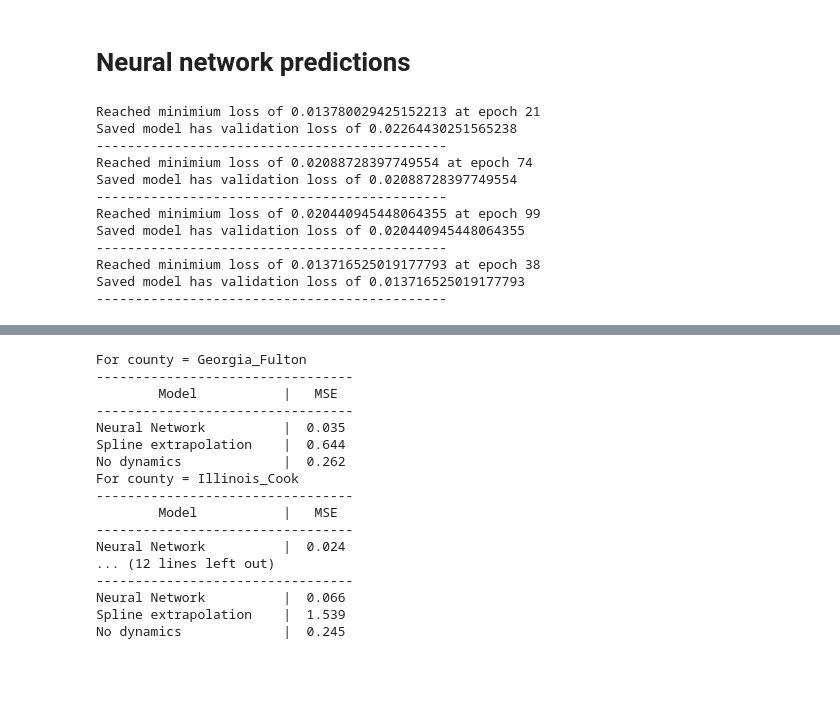
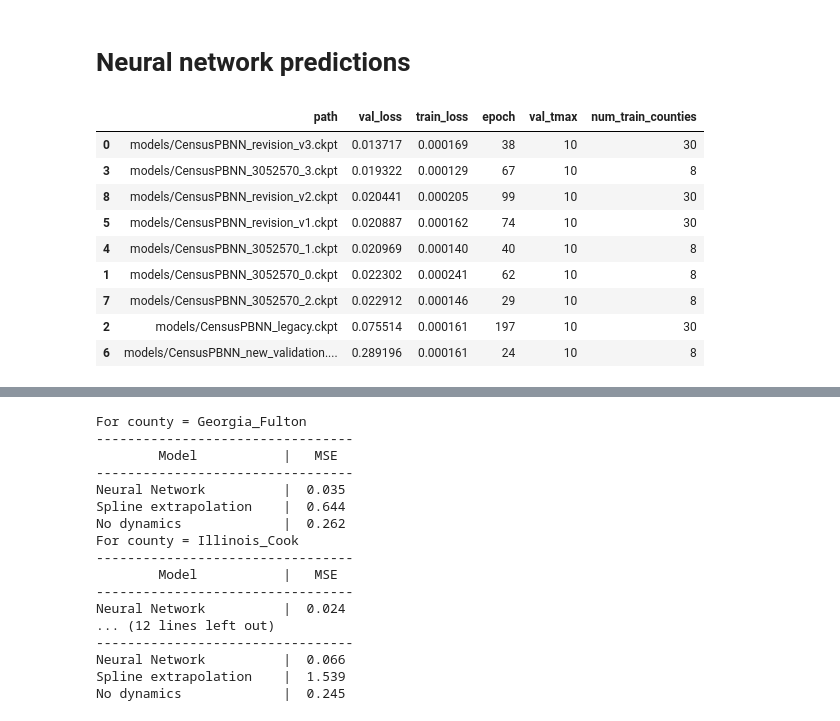
Before and after one commit to jcolen/sociohydro, a Jupyter notebook: decennial/DecennialPBNN.ipynb, the cells around one changed output, grey strips where cells are left out. Drawn from its saved outputs; the diff is of its cells as text; code cells hidden in the pictures; blank space fills up the shorter version.

```diff
--- a/decennial/DecennialPBNN.ipynb
+++ b/decennial/DecennialPBNN.ipynb
@@ -269,38 +269,42 @@ def make_predictions_plot(model, county):
 
     return fig
 # %%
-from census_pbnn import CensusPBNN
-info = torch.load('CensusPBNN_revision.ckpt')
-print('Reached minimium loss of', np.min(info['val_loss']), 'at epoch', np.argmin(info['val_loss']), flush=True)
-print('Saved model has validation loss of', info['val_loss'][-1], flush=True)
-print('---------------------------------------------')
+import os
+import glob
+import json
+import pandas as pd
 
-info = torch.load('models/CensusPBNN_revision_v1.ckpt')
-print('Reached minimium loss of', np.min(info['val_loss']), 'at epoch', np.argmin(info['val_loss']), flush=True)
-print('Saved model has validation loss of', info['val_loss'][-1], flush=True)
-print('---------------------------------------------')
+def report_model(path):
+    info = torch.load(path)
+    with open(f'{path[:-5]}_args.txt', 'r') as f:
+        params = json.load(f)
+    ret = {
+        'path': path,
+        'val_loss': np.min(info['val_loss']),
+        'train_loss': np.mean(info['train_loss'][-100:]),
+        'epoch': np.argmin(info['val_loss']),
+        'val_tmax': params.get('val_tmax', 10),
+        'num_train_counties': params.get('num_train_counties', 30)
+    }
+    return ret
 
-info = torch.load('models/CensusPBNN_revision_v2.ckpt')
-print('Reached minimium loss of', np.min(info['val_loss']), 'at epoch', np.argmin(info['val_loss']), flush=True)
-print('Saved model has validation loss of', info['val_loss'][-1], flush=True)
-print('---------------------------------------------')
+records = []
+for path in glob.glob('models/*.ckpt'):
+    records.append(report_model(path))
 
-info = torch.load('models/CensusPBNN_revision_v3.ckpt')
-print('Reached minimium loss of', np.min(info['val_loss']), 'at epoch', np.argmin(info['val_loss']), flush=True)
-print('Saved model has validation loss of', info['val_loss'][-1], flush=True)
+df = pd.DataFrame.from_records(records, np.arange(len(records)))
+df.sort_values('val_loss')
 # %% [output]
-Reached minimium loss of 0.013780029425152213 at epoch 21
-Saved model has validation loss of 0.02264430251565238
----------------------------------------------
-Reached minimium loss of 0.02088728397749554 at epoch 74
-Saved model has validation loss of 0.02088728397749554
----------------------------------------------
-Reached minimium loss of 0.020440945448064355 at epoch 99
-Saved model has validation loss of 0.020440945448064355
----------------------------------------------
-Reached minimium loss of 0.013716525019177793 at epoch 38
-Saved model has validation loss of 0.013716525019177793
----------------------------------------------
+|  | path | val_loss | train_loss | epoch | val_tmax | num_train_counties |
+| 0 | models/CensusPBNN_revision_v3.ckpt | 0.013717 | 0.000169 | 38 | 10 | 30 |
+| 3 | models/CensusPBNN_3052570_3.ckpt | 0.019322 | 0.000129 | 67 | 10 | 8 |
+| 8 | models/CensusPBNN_revision_v2.ckpt | 0.020441 | 0.000205 | 99 | 10 | 30 |
+| 5 | models/CensusPBNN_revision_v1.ckpt | 0.020887 | 0.000162 | 74 | 10 | 30 |
+| 4 | models/CensusPBNN_3052570_1.ckpt | 0.020969 | 0.000140 | 40 | 10 | 8 |
+| 1 | models/CensusPBNN_3052570_0.ckpt | 0.022302 | 0.000241 | 62 | 10 | 8 |
+| 7 | models/CensusPBNN_3052570_2.ckpt | 0.022912 | 0.000146 | 29 | 10 | 8 |
+| 2 | models/CensusPBNN_legacy.ckpt | 0.075514 | 0.000161 | 197 | 10 | 30 |
+| 6 | models/CensusPBNN_new_validation.... | 0.289196 | 0.000161 | 24 | 10 | 8 |
 # %%
 from census_pbnn import CensusPBNN
 
```
Also changed, not shown: parts of 1 cell of this notebook, 7 other files.
